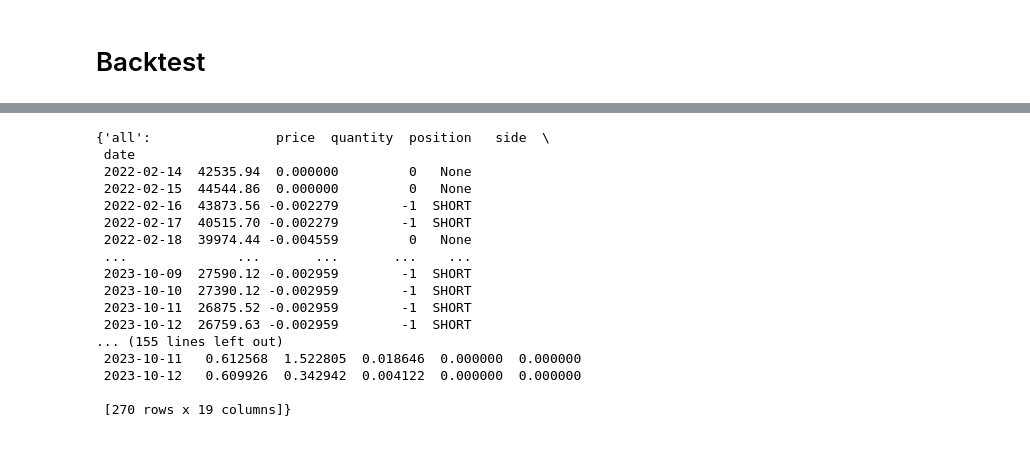
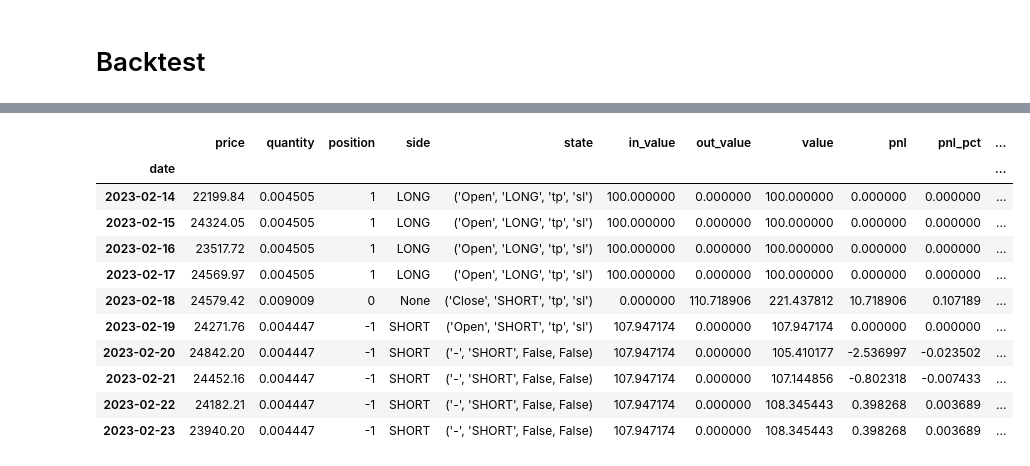
Before and after one commit to cedTrad/C-Syst, a Jupyter notebook: labs.ipynb, the cells around one changed output, grey strips where cells are left out. Cells and saved outputs as stored; diff of their text form; code cells hidden in the pictures.

```diff
--- a/labs.ipynb
+++ b/labs.ipynb
@@ -38,20 +115,15 @@ OperationalError: (sqlite3.OperationalError) unable to open database file
 # %%
-agent_1.trades_data["BTC"]
+agent_1.trades_data["BTC"]["all"].head(10)
 # %% [output]
-{'all':                price  quantity  position   side  \
- date
- 2022-02-14  42535.94  0.000000         0   None
- 2022-02-15  44544.86  0.000000         0   None
- 2022-02-16  43873.56 -0.002279        -1  SHORT
- 2022-02-17  40515.70 -0.002279        -1  SHORT
- 2022-02-18  39974.44 -0.004559         0   None
- ...              ...       ...       ...    ...
- 2023-10-09  27590.12 -0.002959        -1  SHORT
- 2023-10-10  27390.12 -0.002959        -1  SHORT
- 2023-10-11  26875.52 -0.002959        -1  SHORT
- 2023-10-12  26759.63 -0.002959        -1  SHORT
-... (155 lines left out)
- 2023-10-11   0.612568  1.522805  0.018646  0.000000  0.000000
- 2023-10-12   0.609926  0.342942  0.004122  0.000000  0.000000
-
- [270 rows x 19 columns]}
+|  | price | quantity | position | side | state | in_value | out_value | value | pnl | pnl_pct | ... |
+| date |  |  |  |  |  |  |  |  |  |  | ... |
+| 2023-02-14 | 22199.84 | 0.004505 | 1 | LONG | ('Open', 'LONG', 'tp', 'sl') | 100.000000 | 0.000000 | 100.000000 | 0.000000 | 0.000000 | ... |
+| 2023-02-15 | 24324.05 | 0.004505 | 1 | LONG | ('Open', 'LONG', 'tp', 'sl') | 100.000000 | 0.000000 | 100.000000 | 0.000000 | 0.000000 | ... |
+| 2023-02-16 | 23517.72 | 0.004505 | 1 | LONG | ('Open', 'LONG', 'tp', 'sl') | 100.000000 | 0.000000 | 100.000000 | 0.000000 | 0.000000 | ... |
+| 2023-02-17 | 24569.97 | 0.004505 | 1 | LONG | ('Open', 'LONG', 'tp', 'sl') | 100.000000 | 0.000000 | 100.000000 | 0.000000 | 0.000000 | ... |
+| 2023-02-18 | 24579.42 | 0.009009 | 0 | None | ('Close', 'SHORT', 'tp', 'sl') | 0.000000 | 110.718906 | 221.437812 | 10.718906 | 0.107189 | ... |
+| 2023-02-19 | 24271.76 | 0.004447 | -1 | SHORT | ('Open', 'SHORT', 'tp', 'sl') | 107.947174 | 0.000000 | 107.947174 | 0.000000 | 0.000000 | ... |
+| 2023-02-20 | 24842.20 | 0.004447 | -1 | SHORT | ('-', 'SHORT', False, False) | 107.947174 | 0.000000 | 105.410177 | -2.536997 | -0.023502 | ... |
+| 2023-02-21 | 24452.16 | 0.004447 | -1 | SHORT | ('-', 'SHORT', False, False) | 107.947174 | 0.000000 | 107.144856 | -0.802318 | -0.007433 | ... |
+| 2023-02-22 | 24182.21 | 0.004447 | -1 | SHORT | ('-', 'SHORT', False, False) | 107.947174 | 0.000000 | 108.345443 | 0.398268 | 0.003689 | ... |
+| 2023-02-23 | 23940.20 | 0.004447 | -1 | SHORT | ('-', 'SHORT', False, False) | 107.947174 | 0.000000 | 108.345443 | 0.398268 | 0.003689 | ... |
```
Also changed, not shown: parts of 11 cells of this notebook, 9 other files.
